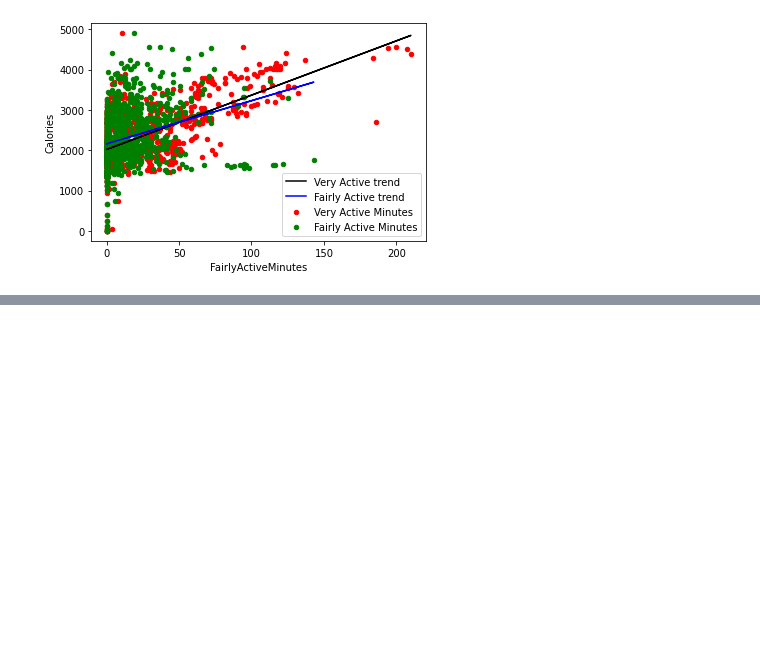
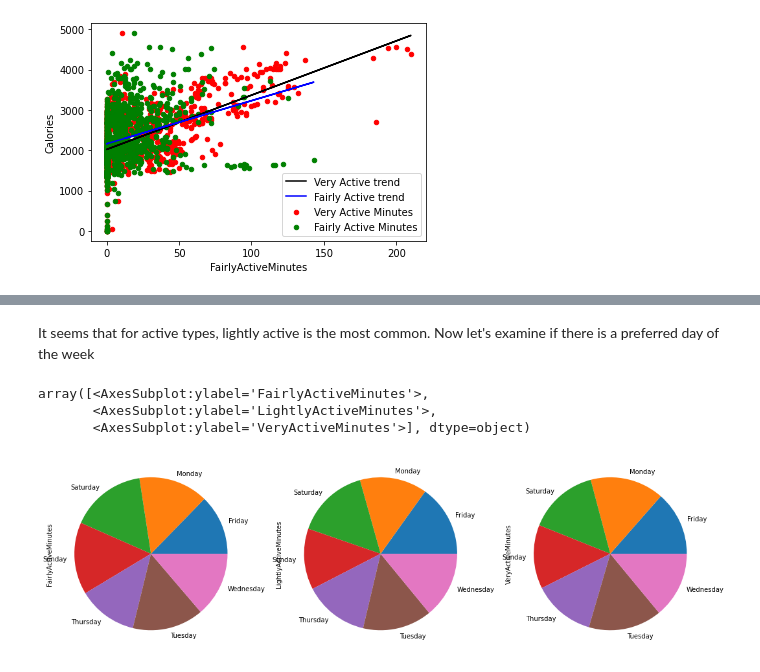
Before and after one commit to LeannaCalla/Kaggle-FitBit-Data, a Jupyter notebook: FitBit stats.ipynb, the cells around one changed output, grey strips where cells are left out. Saved outputs shown, nothing was run; the diff lists cells and outputs as text; code cells hidden in the pictures; blank space fills up the shorter version.

```diff
--- a/FitBit stats.ipynb
+++ b/FitBit stats.ipynb
@@ -233,0 +297,9 @@ However, upon examining the r values for the trend lines, we can conclude that a
+# %% [markdown]
+It seems that for active types, lightly active is the most common. Now let's examine if there is a preferred day of the week
+# %%
+byMinuteActive.plot.pie(subplots= True, legend = False, figsize= (18, 10))
+# %% [output]
+array([<AxesSubplot:ylabel='FairlyActiveMinutes'>,
+       <AxesSubplot:ylabel='LightlyActiveMinutes'>,
+       <AxesSubplot:ylabel='VeryActiveMinutes'>], dtype=object)
+[figure, added]
```
Also changed, not shown: parts of 6 cells of this notebook.
